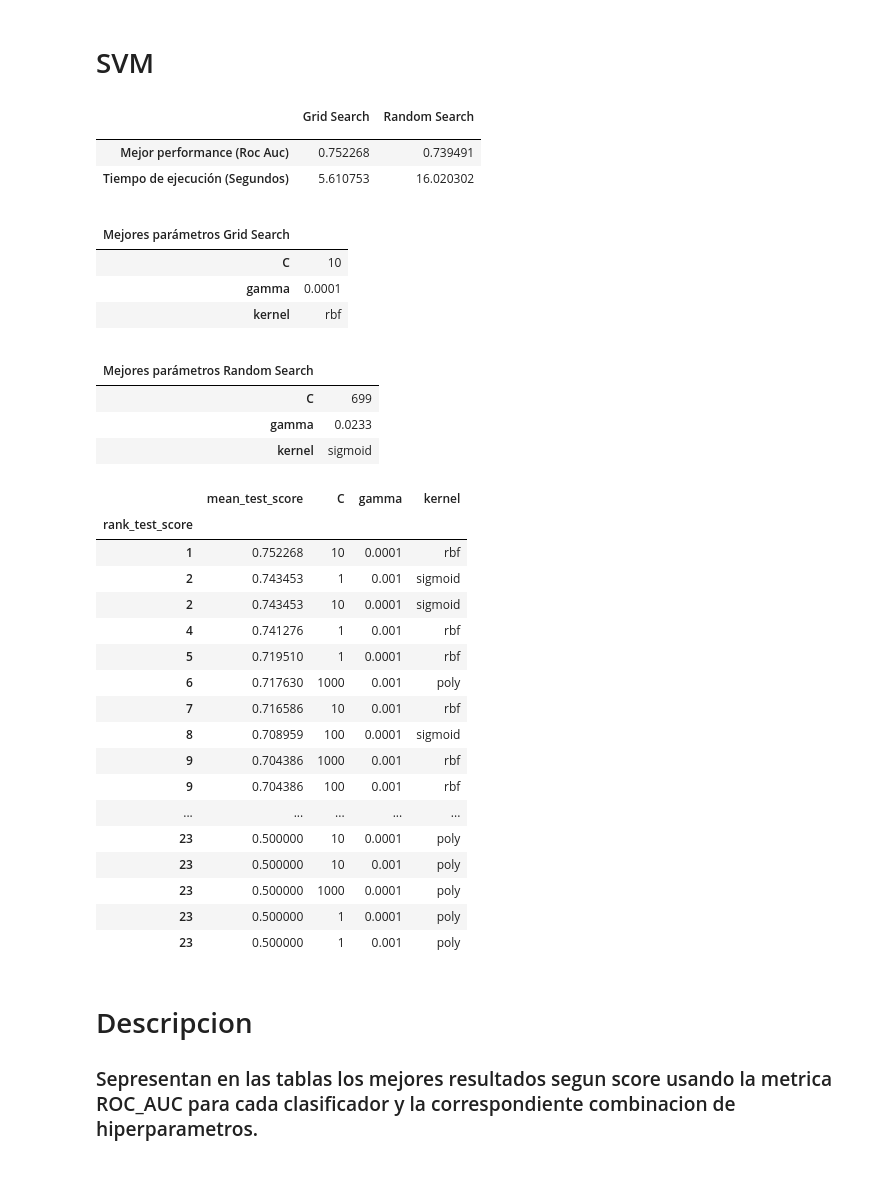
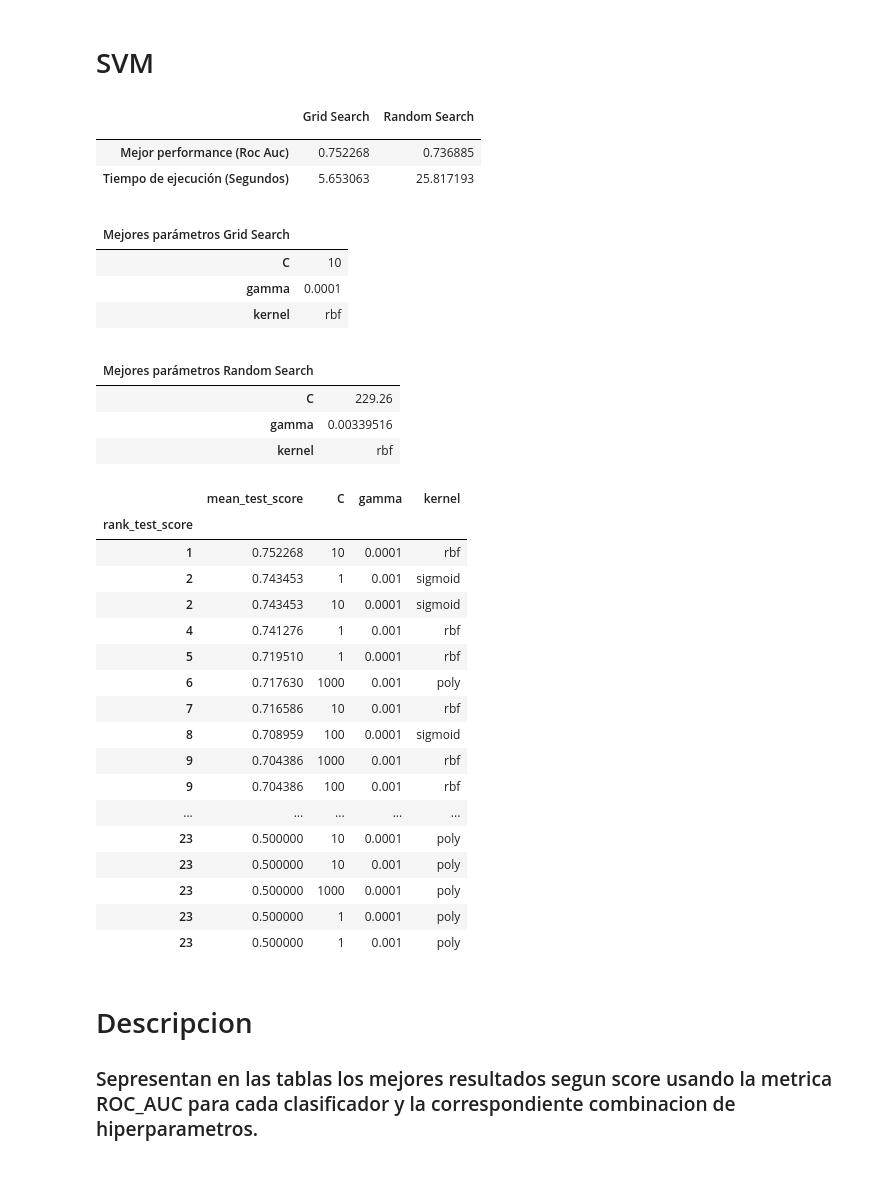
Before and after one commit to pfromer/MachineLearningTps, a Jupyter notebook: tp_version_2.ipynb, the cells around one changed output. Saved outputs shown, nothing was run; the diff lists cells and outputs as text; code cells hidden in the pictures.

```diff
--- a/tp_version_2.ipynb
+++ b/tp_version_2.ipynb
@@ -140,7 +148,7 @@ display(segundaTablaEjercicio2(DecisionTreeClassifier))
 #esta tabla tardo 10 minutos en crearse, ver como mejorar performance
 # %%
 roc_auc_score = make_scorer(roc_auc_score)
-n_iter_search = 50
+n_iter_search = 70
 def performGridSearch(clasiffier, param_grid):
     start = time()
     gridSearch = GridSearchCV(clasiffier, param_grid, cv=kfold, scoring=roc_auc_score, return_train_score=False)
@@ -321,15 +329,15 @@ displayBestParamsTable(KNeighborsClassifier(),KNN_param_grid, KNN_param_random)
 # %%
 SVM_param_grid = [{'kernel': ['rbf', 'poly', 'sigmoid'], 'gamma': [1e-3, 1e-4],
                      'C': [1, 10, 100, 1000]},
                     {'kernel': ['linear'], 'C': [1, 10, 100, 1000]}]
-SVM_param_random = {'kernel': ['rbf', 'poly', 'sigmoid'], 'gamma':np.arange(1e-4, 1e-1, 0.0001),
-                     'C': np.arange(1,1001)}
+SVM_param_random = {'kernel': ['rbf', 'poly', 'sigmoid'], 'gamma':sp.stats.expon(scale=.1),
+                     'C': sp.stats.expon(scale=100)}
 displayBestParamsTable(SVC(),SVM_param_grid, SVM_param_random)
 # %% [output]
 |  | Grid Search | Random Search |
 |  |  |  |
-| Mejor performance (Roc Auc) | 0.752268 | 0.739491 |
-| Tiempo de ejecución (Segundos) | 5.610753 | 16.020302 |
+| Mejor performance (Roc Auc) | 0.752268 | 0.736885 |
+| Tiempo de ejecución (Segundos) | 5.653063 | 25.817193 |
 |  |  |
 | Mejores parámetros Grid Search |  |
 | C | 10 |
@@ -337,9 +345,9 @@ displayBestParamsTable(SVC(),SVM_param_grid, SVM_param_random)
 | kernel | rbf |
 |  |  |
 | Mejores parámetros Random Search |  |
-| C | 699 |
-| gamma | 0.0233 |
-| kernel | sigmoid |
+| C | 229.26 |
+| gamma | 0.00339516 |
+| kernel | rbf |
 |  | mean_test_score | C | gamma | kernel |
 | rank_test_score |  |  |  |  |
 | 1 | 0.752268 | 10 | 0.0001 | rbf |
```
Also changed, not shown: parts of 7 cells of this notebook.
